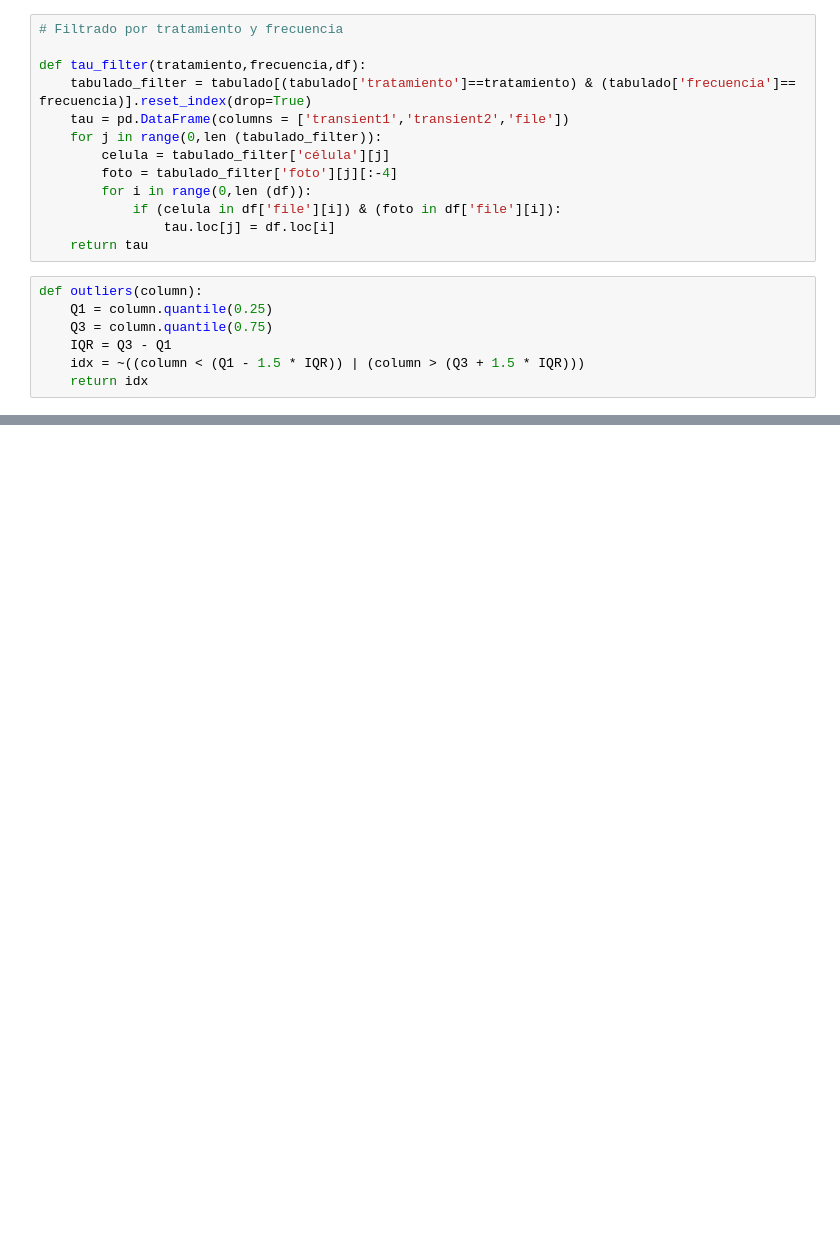
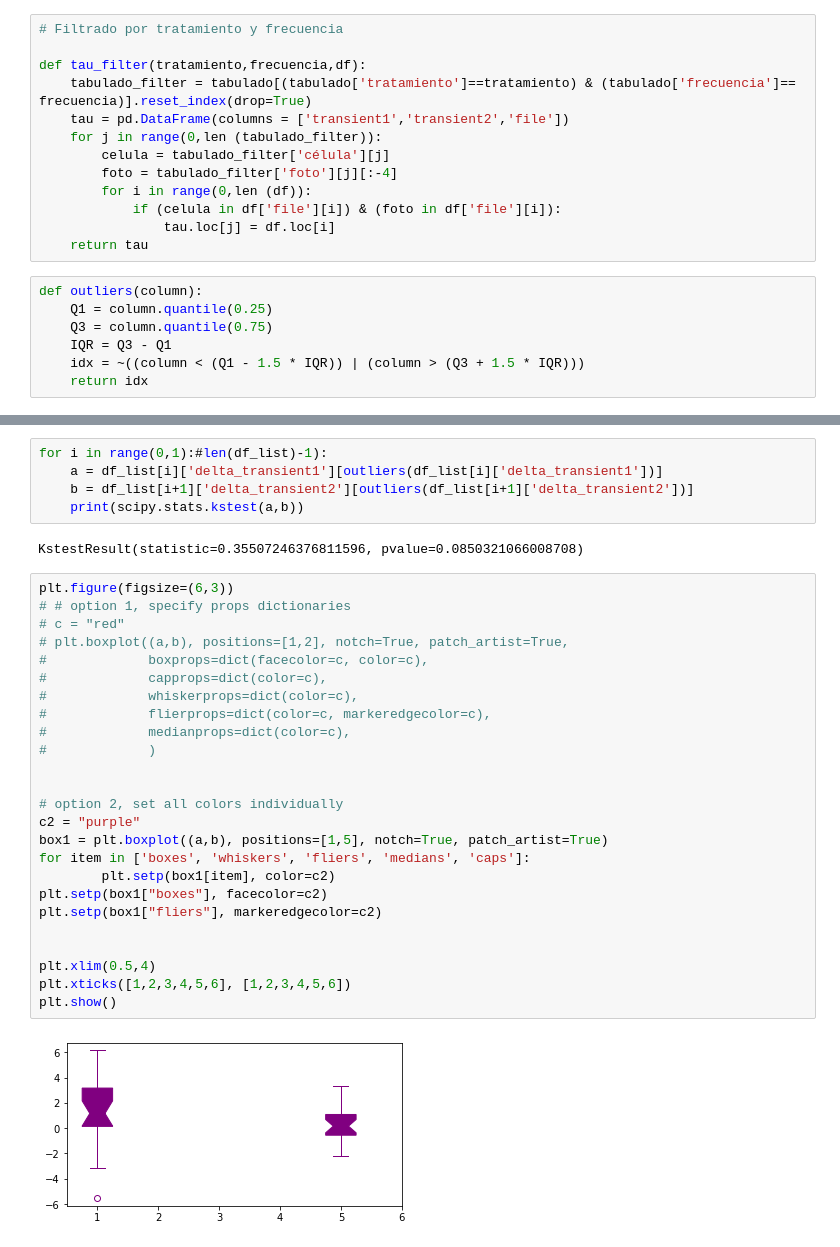
Before and after one commit to CardiAP/DesktopApp, a Jupyter notebook: filtrado.ipynb, the cells around one changed output, grey strips where cells are left out. Cells and saved outputs as stored; diff of their text form; blank space fills up the shorter version.

```diff
--- a/filtrado.ipynb
+++ b/filtrado.ipynb
@@ -582,0 +508,34 @@ Ttest_indResult(statistic=nan, pvalue=nan)
+# %%
+for i in range(0,1):#len(df_list)-1):
+    a = df_list[i]['delta_transient1'][outliers(df_list[i]['delta_transient1'])]
+    b = df_list[i+1]['delta_transient2'][outliers(df_list[i+1]['delta_transient2'])]
+    print(scipy.stats.kstest(a,b))
+# %% [output]
+KstestResult(statistic=0.35507246376811596, pvalue=0.0850321066008708)
+# %%
+plt.figure(figsize=(6,3))
+# # option 1, specify props dictionaries
+# c = "red"
+# plt.boxplot((a,b), positions=[1,2], notch=True, patch_artist=True,
+#             boxprops=dict(facecolor=c, color=c),
+#             capprops=dict(color=c),
+#             whiskerprops=dict(color=c),
+#             flierprops=dict(color=c, markeredgecolor=c),
+#             medianprops=dict(color=c),
+#             )
+
+
+# option 2, set all colors individually
+c2 = "purple"
+box1 = plt.boxplot((a,b), positions=[1,5], notch=True, patch_artist=True)
+for item in ['boxes', 'whiskers', 'fliers', 'medians', 'caps']:
+        plt.setp(box1[item], color=c2)
+plt.setp(box1["boxes"], facecolor=c2)
+plt.setp(box1["fliers"], markeredgecolor=c2)
+
+
+plt.xlim(0.5,4)
+plt.xticks([1,2,3,4,5,6], [1,2,3,4,5,6])
+plt.show()
+# %% [output]
+[figure, added]
```
Also changed, not shown: parts of 4 cells of this notebook.
